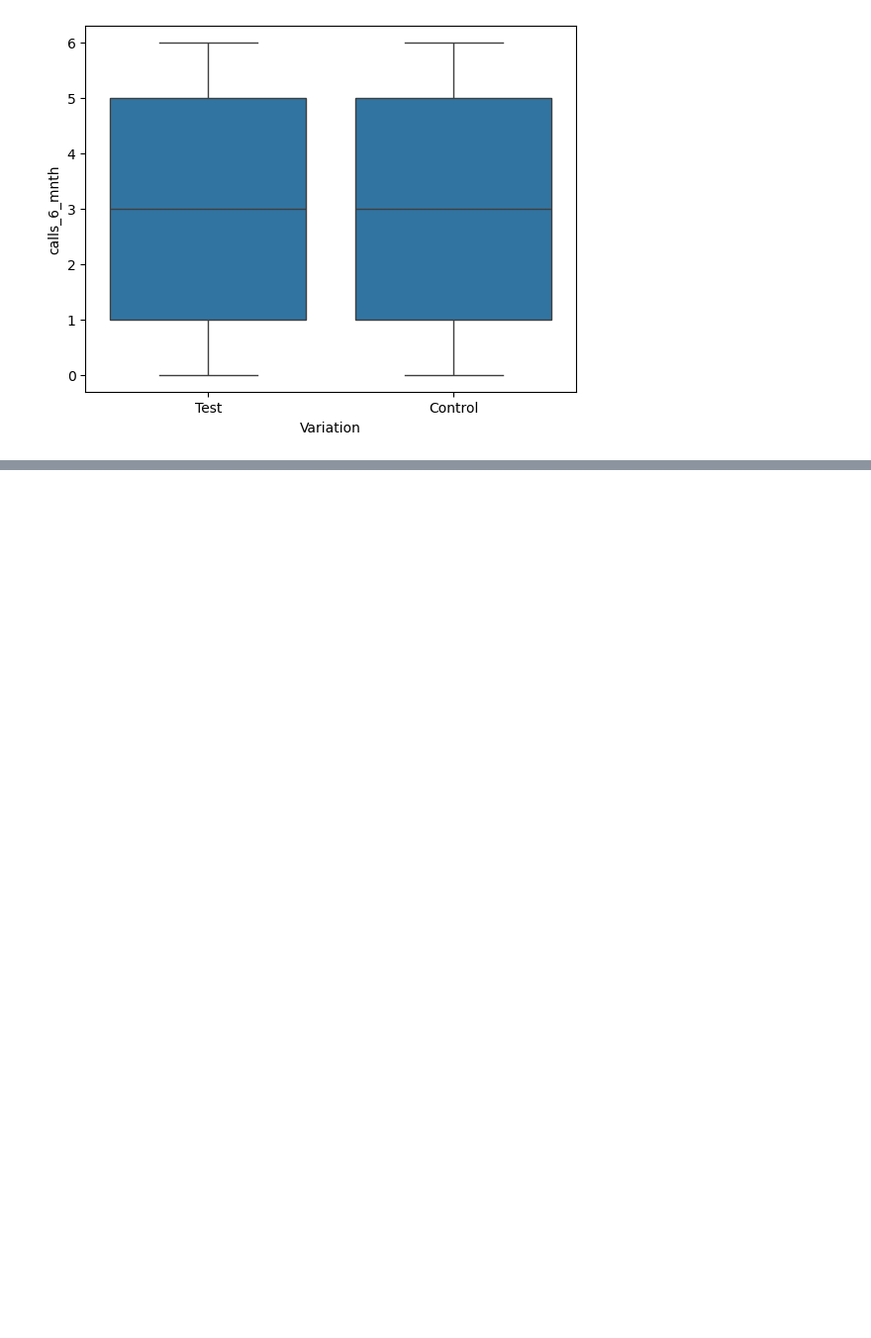
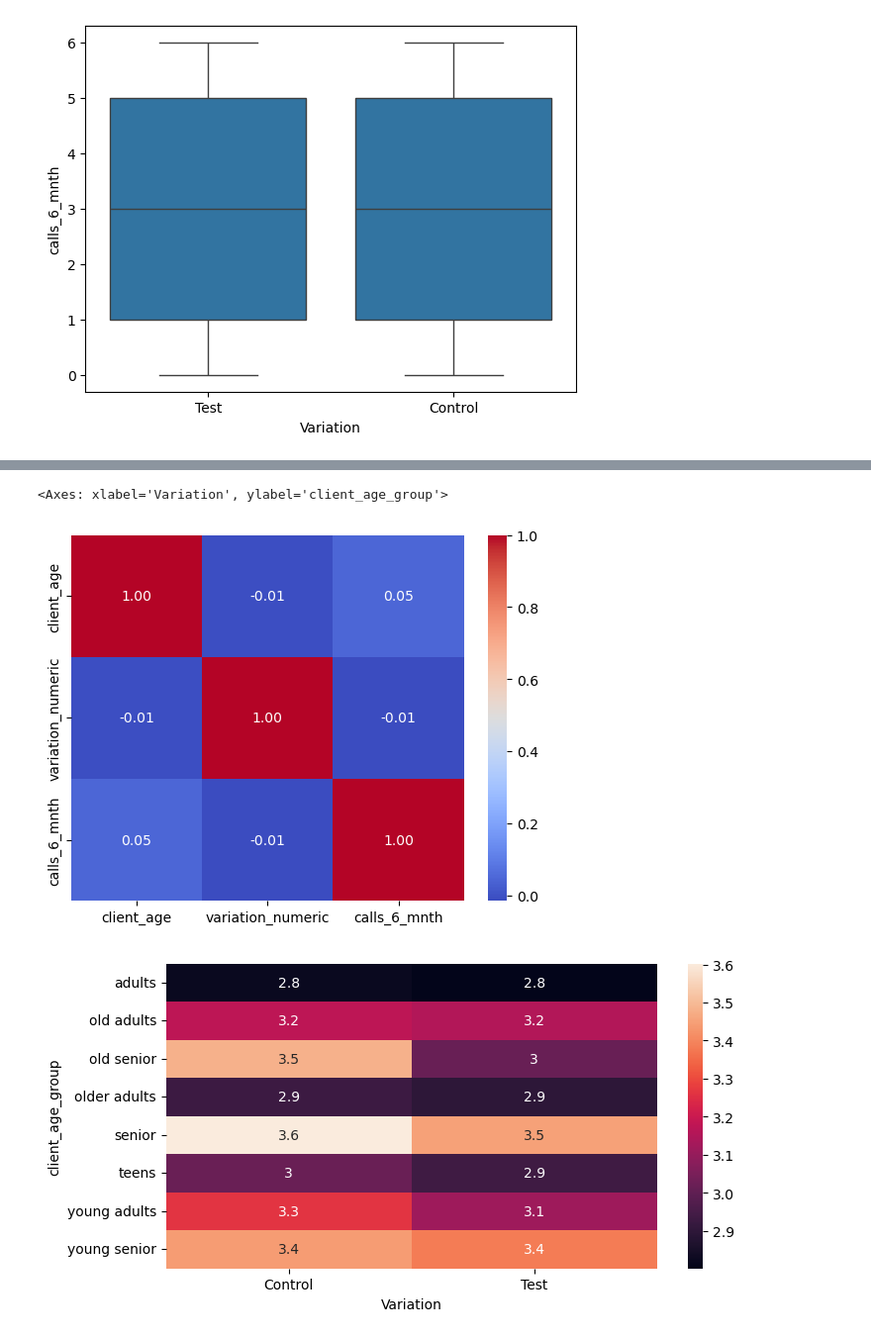
Before and after one commit to BigKawa/LinhSandraNeu, a Jupyter notebook: Datasets.ipynb, the cells around one changed output, grey strips where cells are left out. Shown: that part at 99% size. Drawn from its saved outputs; the diff is of its cells as text; code cells hidden in the pictures; blank space fills up the shorter version.

```diff
--- a/Datasets.ipynb
+++ b/Datasets.ipynb
@@ -226,0 +236,3 @@ plt.show()
+# %%
+df_client_joined_cleaned['variation_numeric'] = df_client_joined_cleaned['Variation'].map({'Control': 0, 'Test': 1})
+correlation_matrix = df_client_joined_cleaned[['client_age', 'variation_numeric', 'calls_6_mnth']].corr()
@@ -227,2 +245,8 @@ plt.show()
 # %%
-#heatmap_data = average_calls_by_age_variation.pivot(index='client_age', columns='Variation', values='calls_6_mnth')
+sns.heatmap(correlation_matrix, annot=True, cmap='coolwarm', fmt=".2f")
+plt.figure(figsize=(8, 4))
+sns.heatmap(heatmap_data, annot=True)
+# %% [output]
+<Axes: xlabel='Variation', ylabel='client_age_group'>
+[figure, added]
+[figure, added]
```
Also changed, not shown: parts of 21 cells of this notebook, 1 other file.
